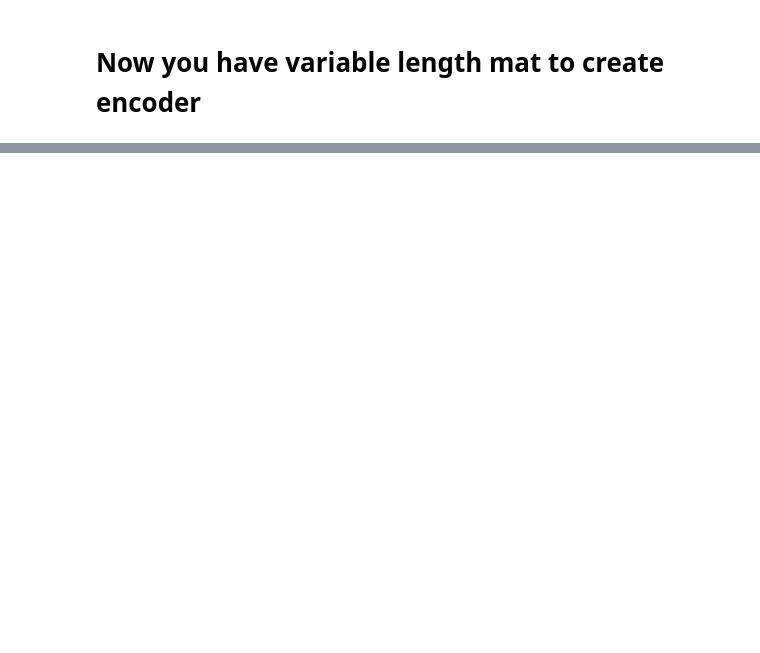
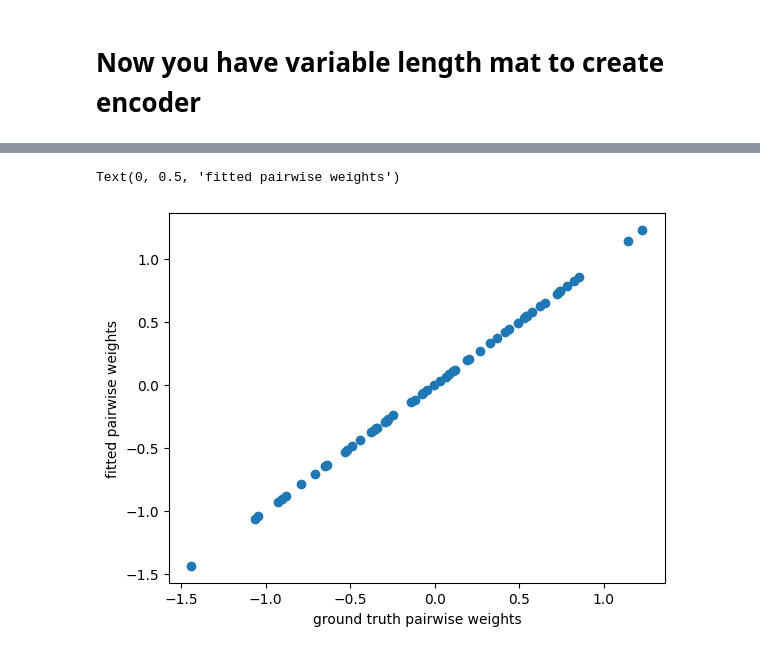
Before and after one commit to swagatam101/doe, a Jupyter notebook: new_efforts-v5.ipynb, the cells around one changed output, grey strips where cells are left out. Saved outputs shown, nothing was run; the diff lists cells and outputs as text; code cells hidden in the pictures; blank space fills up the shorter version.

```diff
--- a/new_efforts-v5.ipynb
+++ b/new_efforts-v5.ipynb
@@ -137,4 +189,9 @@ plt.scatter(model.independent_weights, weights[fit_model.independent_indices])
 # %%
 plt.scatter(model.pairwise_weights, weights[fit_model.pairwise_indices])
+plt.xlabel("ground truth pairwise weights")
+plt.ylabel('fitted pairwise weights')
+# %% [output]
+Text(0, 0.5, 'fitted pairwise weights')
+[figure, added]
 # %%
 a, b = np.linalg.eig(fit_model.features.T.dot(fit_model.features))
```
Also changed, not shown: parts of 40 cells of this notebook, 2 other files.
